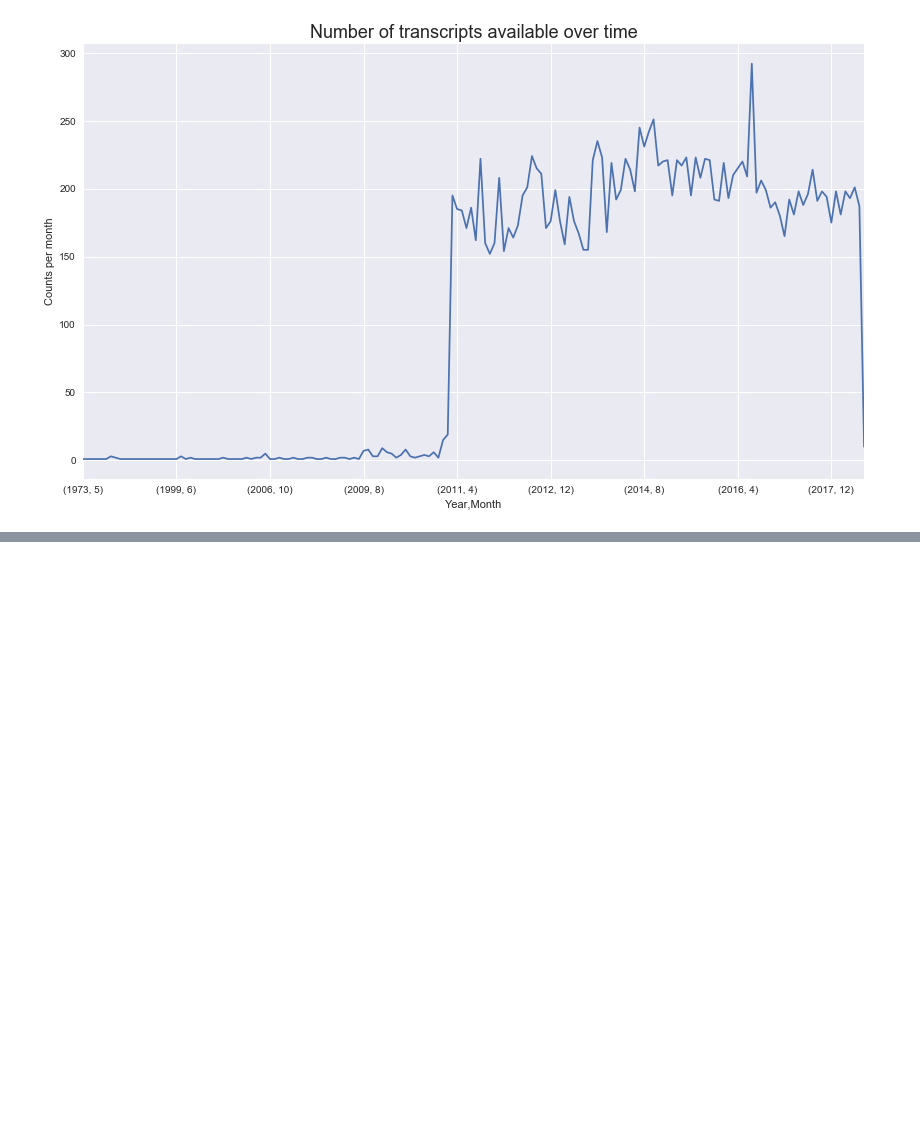
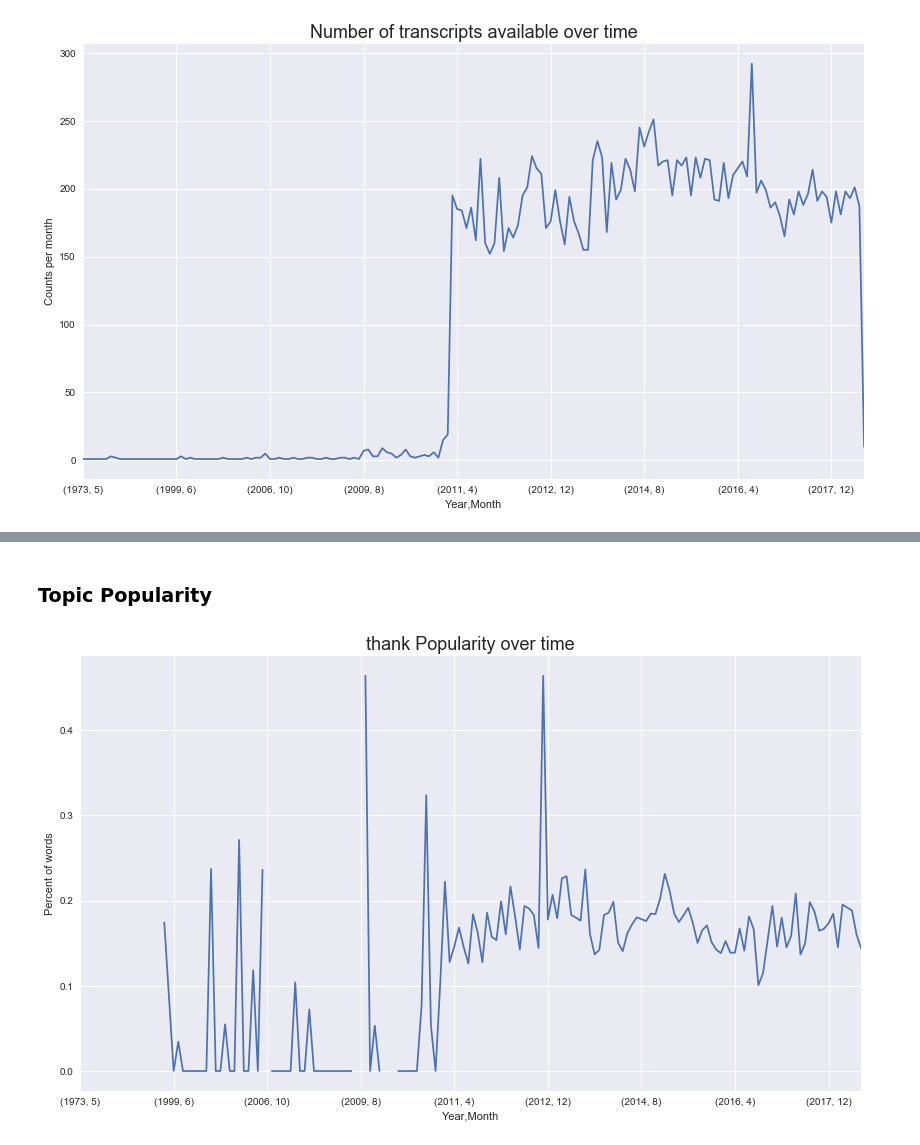
Before and after one commit to pstetz/PBS-Newshour, a Jupyter notebook: analysis.ipynb, the cells around one changed output, grey strips where cells are left out. Drawn from its saved outputs; the diff is of its cells as text; code cells hidden in the pictures; blank space fills up the shorter version.

Commit message:
popularity plot

```diff
--- a/analysis.ipynb
+++ b/analysis.ipynb
@@ -286,0 +287,33 @@ Name: URL, Length: 135, dtype: object
+# %% [markdown]
+### Topic Popularity
+# %%
+from collections import Counter
+
+topic = "thank"
+
+def topic_popularity(topic):
+    def popularity_helper(transcript):
+        transcript = list(map(lambda x: x[1][0], transcript))
+        transcript = (" ".join(transcript).lower()).split(" ")
+        N          = len(transcript)
+        counts     = Counter(transcript)
+        return (counts[topic.lower()] / N) * 100
+    return popularity_helper
+
+plt.figure(figsize=(14, 8))
+plt.title(f"{topic} Popularity over time", fontsize=18)
+plt.ylabel("Percent of words")
+
+df["Temp"] = (
+                df[df.Transcript.map(lambda x: x != [])]
+                    .Transcript
+                    .map(topic_popularity(topic))
+                )
+
+(df
+     .groupby(["Year", "Month"])
+     .Temp
+     .apply(np.mean)
+).plot();
+# %% [output]
+[figure, added]
```
Also changed, not shown: parts of 11 cells of this notebook, 1 other file.
